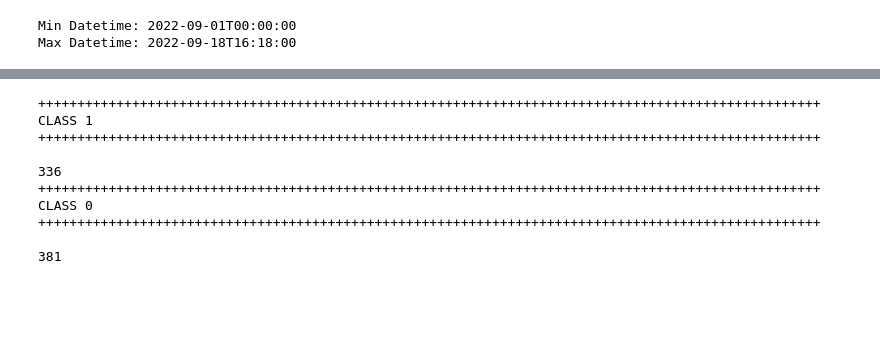
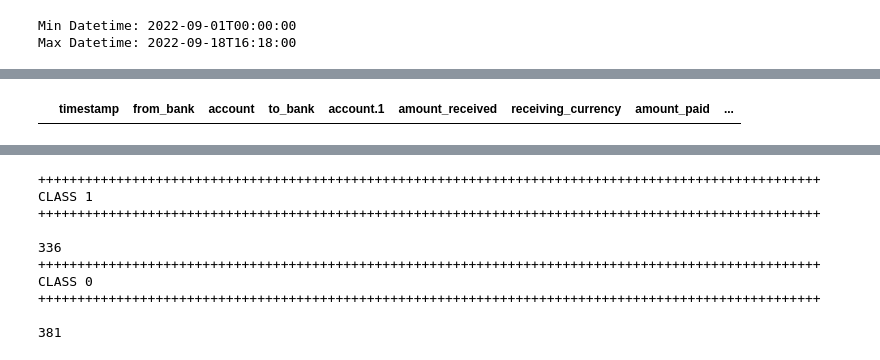
Before and after one commit to votanasrey/Hybrid-Node-Clustering-Approach-for-Graph-Based-Anti-Money-Laundering, a Jupyter notebook: model_dev/mimic_data.ipynb, the cells around one changed output, grey strips where cells are left out. Cells and saved outputs as stored; diff of their text form; code cells hidden in the pictures; blank space fills up the shorter version.

```diff
--- a/model_dev/mimic_data.ipynb
+++ b/model_dev/mimic_data.ipynb
@@ -200,0 +248,5 @@ Max Datetime: 2022-09-18T16:18:00
+# %%
+negative_df = df[df['amount_paid'] < 0]
+negative_df
+# %% [output]
+|  | timestamp | from_bank | account | to_bank | account.1 | amount_received | receiving_currency | amount_paid | ... |
```
Also changed, not shown: parts of 7 cells of this notebook, 1 other file.
